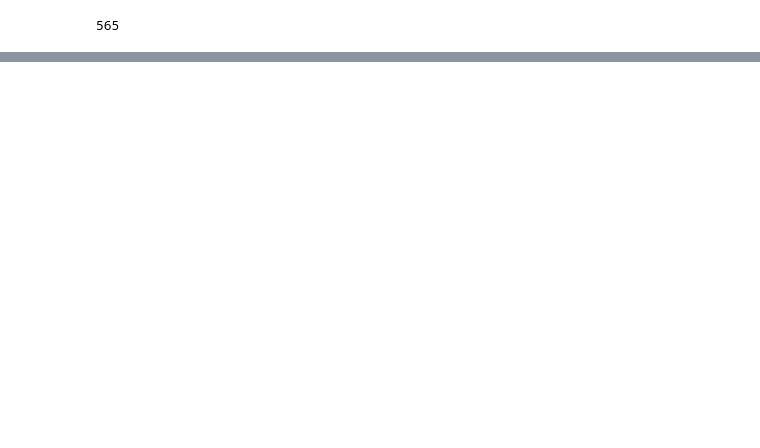
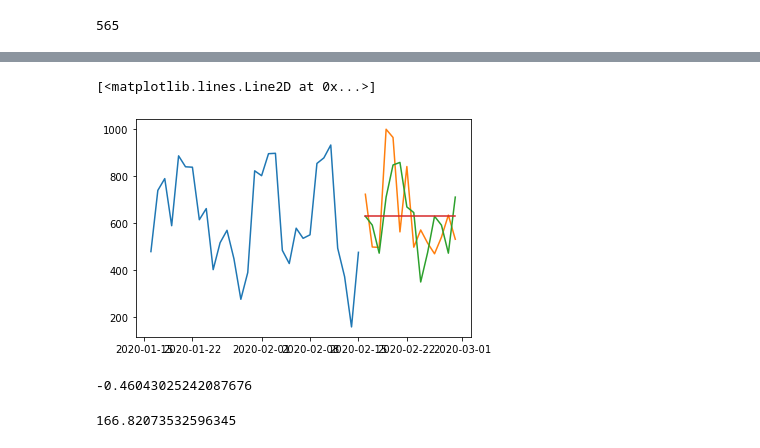
Before and after one commit to benntuecon/Time_serise_analysis_on_wind_power, a Jupyter notebook: Final_project.ipynb, the cells around one changed output, grey strips where cells are left out. Drawn from its saved outputs; the diff is of its cells as text; code cells hidden in the pictures; blank space fills up the shorter version.

```diff
--- a/Final_project.ipynb
+++ b/Final_project.ipynb
@@ -180,0 +259,5 @@ evaluate_sarima_model_rmse(train, (2,0,0), (1,0,1,365), 565/655, 15, 15)
+# %%
+model = ExponentialSmoothing(train[745:776], trend=None, seasonal='add', seasonal_periods=10, damped_trend=False).fit()
+pred = model.forecast(14)
+mse = skmetrics.r2_score(pred, train[776:790])
+rmse = np.sqrt(mean_squared_error(pred, train[776:790]))
@@ -180,0 +285,16 @@ evaluate_sarima_model_rmse(train, (2,0,0), (1,0,1,365), 565/655, 15, 15)
+# %%
+plt.plot(train[745:776])
+plt.plot(train[776:790])
+plt.plot(pred)
+plt.plot(train[776:790].index, [train[776:790].mean()]*14)
+# %% [output]
+[<matplotlib.lines.Line2D at 0x...>]
+[figure, added]
+# %%
+mse
+# %% [output]
+-0.46043025242087676
+# %%
+rmse
+# %% [output]
+166.82073532596345
```
Also changed, not shown: parts of 96 cells of this notebook.
